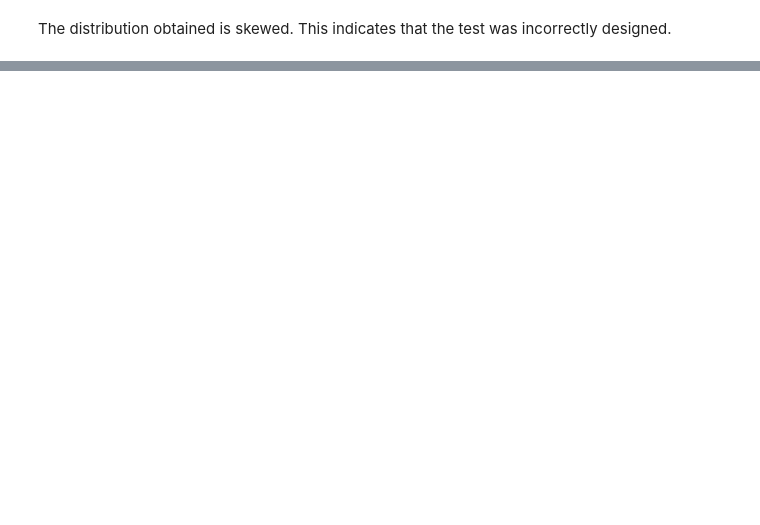
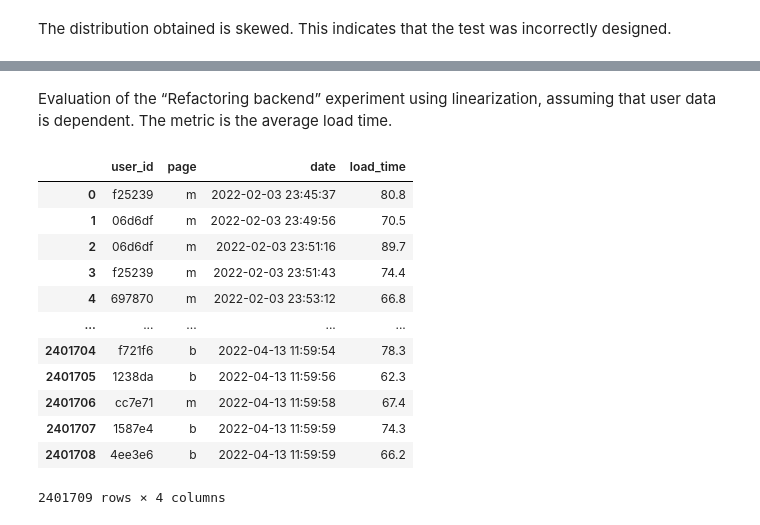
Before and after one commit to YanaOrf/AB_tests, a Jupyter notebook: Pizzeria_website_AB.ipynb, the cells around one changed output, grey strips where cells are left out. Drawn from its saved outputs; the diff is of its cells as text; code cells hidden in the pictures; blank space fills up the shorter version.

Commit message:
more experiments with linearization has been added

```diff
--- a/Pizzeria_website_AB.ipynb
+++ b/Pizzeria_website_AB.ipynb
@@ -1717,0 +1825,25 @@ plot_pvalue_ecdf(p_values, 'p-value ECDF. Dependent data')
+# %% [markdown]
+Evaluation of the “Refactoring backend” experiment using linearization, assuming that user data is dependent.
+The metric is the average load time.
+# %%
+URL_BASE = 'https://raw.githubusercontent.com/ab-courses/simulator-ab-datasets/main/2022-04-13/'
+
+
+web_logs = read_database('2022-04-13T12_df_web_logs.csv')
+web_logs['date'] = pd.to_datetime(web_logs['date'])
+# %%
+web_logs
+# %% [output]
+|  | user_id | page | date | load_time |
+| 0 | f25239 | m | 2022-02-03 23:45:37 | 80.8 |
+| 1 | 06d6df | m | 2022-02-03 23:49:56 | 70.5 |
+| 2 | 06d6df | m | 2022-02-03 23:51:16 | 89.7 |
+| 3 | f25239 | m | 2022-02-03 23:51:43 | 74.4 |
+| 4 | 697870 | m | 2022-02-03 23:53:12 | 66.8 |
+| ... | ... | ... | ... | ... |
+| 2401704 | f721f6 | b | 2022-04-13 11:59:54 | 78.3 |
+| 2401705 | 1238da | b | 2022-04-13 11:59:56 | 62.3 |
+| 2401706 | cc7e71 | m | 2022-04-13 11:59:58 | 67.4 |
+| 2401707 | 1587e4 | b | 2022-04-13 11:59:59 | 74.3 |
+| 2401708 | 4ee3e6 | b | 2022-04-13 11:59:59 | 66.2 |
+2401709 rows × 4 columns
```
Also changed, not shown: parts of 17 cells of this notebook.
